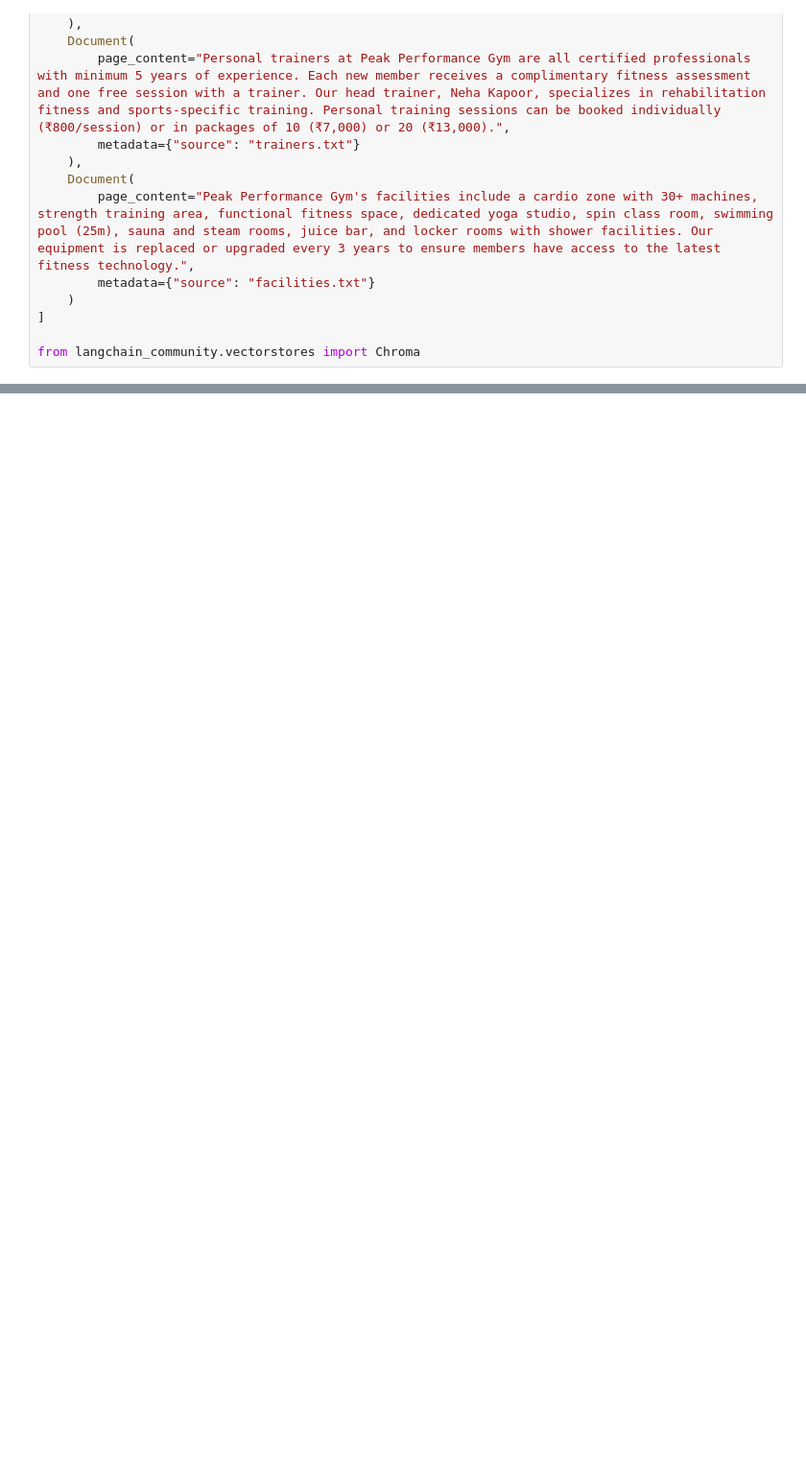
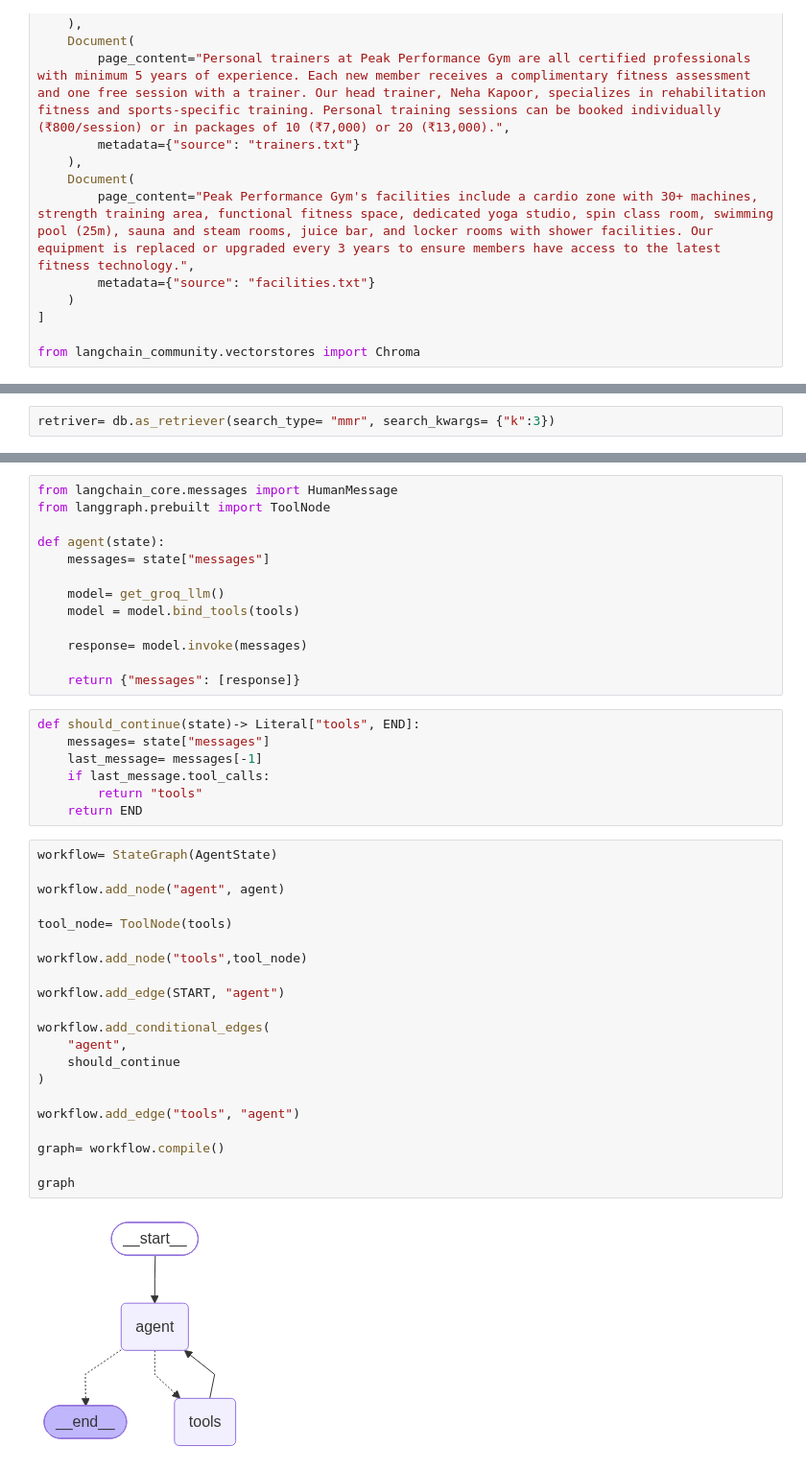
Before and after one commit to rajkumargunnapa/Agentic_AI_New, a Jupyter notebook: agents/Experiments/003_simple_rag_agent.ipynb, the cells around one changed output, grey strips where cells are left out. Shown at 96% size. Saved outputs shown, nothing was run; the diff lists cells and outputs as text; blank space fills up the shorter version.

```diff
--- a/agents/Experiments/003_simple_rag_agent.ipynb
+++ b/agents/Experiments/003_simple_rag_agent.ipynb
@@ -65,0 +64,2 @@ ImportError: Could not import chromadb python package. Please install it with `p
+# %%
+retriver= db.as_retriever(search_type= "mmr", search_kwargs= {"k":3})
@@ -65,0 +89,43 @@ ImportError: Could not import chromadb python package. Please install it with `p
+# %%
+from langchain_core.messages import HumanMessage
+from langgraph.prebuilt import ToolNode
+
+def agent(state):
+    messages= state["messages"]
+
+    model= get_groq_llm()
+    model = model.bind_tools(tools)
+
+    response= model.invoke(messages)
+
+    return {"messages": [response]}
+# %%
+def should_continue(state)-> Literal["tools", END]:
+    messages= state["messages"]
+    last_message= messages[-1]
+    if last_message.tool_calls:
+        return "tools"
+    return END
+# %%
+workflow= StateGraph(AgentState)
+
+workflow.add_node("agent", agent)
+
+tool_node= ToolNode(tools)
+
+workflow.add_node("tools",tool_node)
+
+workflow.add_edge(START, "agent")
+
+workflow.add_conditional_edges(
+    "agent",
+    should_continue
+)
+
+workflow.add_edge("tools", "agent")
+
+graph= workflow.compile()
+
+graph
+# %% [output]
+[figure, added]
```
Also changed, not shown: parts of 7 cells of this notebook, 1 other file.
